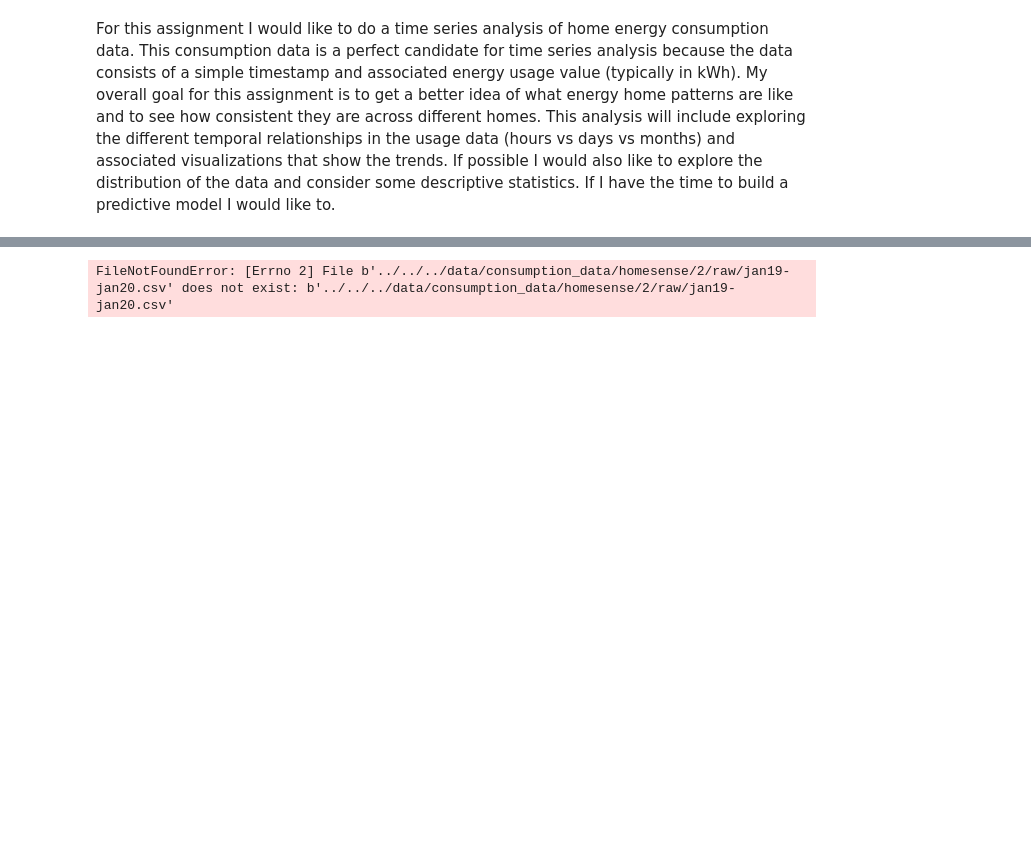
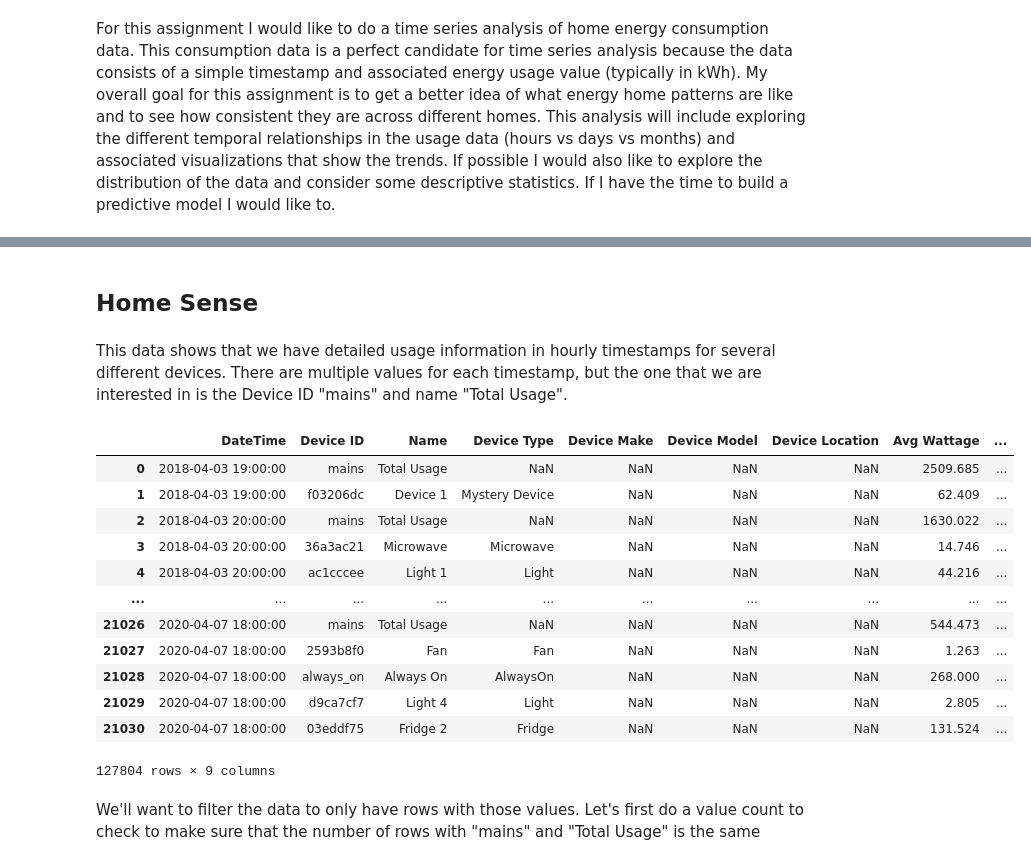
Before and after one commit to richard-timpson/solar-panel-output-prediction, a Jupyter notebook: code/DataWranglingProjects/TimeSeriesAnalysis/ModuleAssignment6.ipynb, the cells around one changed output, grey strips where cells are left out. Cells and saved outputs as stored; diff of their text form; code cells hidden in the pictures; blank space fills up the shorter version.

```diff
--- a/code/DataWranglingProjects/TimeSeriesAnalysis/ModuleAssignment6.ipynb
+++ b/code/DataWranglingProjects/TimeSeriesAnalysis/ModuleAssignment6.ipynb
@@ -15,16 +17,44 @@ DATA_DIR = '../../../data/consumption_data/'
+# %% [markdown]
+## Home Sense
 # %%
 import pandas as pd
 
-dfs = []
+def read_homesense(site_id):
+    dfs = []
 
-path1 = f'{DATA_DIR}homesense/1/raw/jan18-jan19.csv'
-path2 = f'{DATA_DIR}homesense/2/raw/jan19-jan20.csv'
-path3 = f'{DATA_DIR}homesense/3/raw/jan20-jan21.csv'
+    path1 = f'{DATA_DIR}/homesense/{site_id}/jan18-jan19.csv'
+    path2 = f'{DATA_DIR}/homesense/{site_id}/jan19-jan20.csv'
+    path3 = f'{DATA_DIR}/homesense/{site_id}/jan20-jan21.csv'
 
-paths = [path1, path2, path3]
-for path in paths:
-    df = pd.read_csv(path)
-    dfs.append(df)
-hs_1_df = pd.concat(dfs)
+    paths = [path1, path2, path3]
+    for path in paths:
+        # the first row of the csv file is not needed
+        df = pd.read_csv(path,skiprows=1)
+        dfs.append(df)
+    hs_df = pd.concat(dfs)
+    return hs_df
-# %% [output]
-FileNotFoundError: [Errno 2] File b'../../../data/consumption_data/homesense/2/raw/jan19-jan20.csv' does not exist: b'../../../data/consumption_data/homesense/2/raw/jan19-jan20.csv'
+# %%
+hs_dfs = {
+    1: read_homesense(1),
+    2: read_homesense(2),
+}
+# %% [markdown]
+This data shows that we have detailed usage information in hourly timestamps for several different devices. There are multiple values for each timestamp, but the one that we are interested in is the Device ID "mains" and name "Total Usage".
+# %%
+hs_dfs[1]
+# %% [output]
+|  | DateTime | Device ID | Name | Device Type | Device Make | Device Model | Device Location | Avg Wattage | ... |
+| 0 | 2018-04-03 19:00:00 | mains | Total Usage | NaN | NaN | NaN | NaN | 2509.685 | ... |
+| 1 | 2018-04-03 19:00:00 | f03206dc | Device 1 | Mystery Device | NaN | NaN | NaN | 62.409 | ... |
+| 2 | 2018-04-03 20:00:00 | mains | Total Usage | NaN | NaN | NaN | NaN | 1630.022 | ... |
+| 3 | 2018-04-03 20:00:00 | 36a3ac21 | Microwave | Microwave | NaN | NaN | NaN | 14.746 | ... |
+| 4 | 2018-04-03 20:00:00 | ac1cccee | Light 1 | Light | NaN | NaN | NaN | 44.216 | ... |
+| ... | ... | ... | ... | ... | ... | ... | ... | ... | ... |
+| 21026 | 2020-04-07 18:00:00 | mains | Total Usage | NaN | NaN | NaN | NaN | 544.473 | ... |
+| 21027 | 2020-04-07 18:00:00 | 2593b8f0 | Fan | Fan | NaN | NaN | NaN | 1.263 | ... |
+| 21028 | 2020-04-07 18:00:00 | always_on | Always On | AlwaysOn | NaN | NaN | NaN | 268.000 | ... |
+| 21029 | 2020-04-07 18:00:00 | d9ca7cf7 | Light 4 | Light | NaN | NaN | NaN | 2.805 | ... |
+| 21030 | 2020-04-07 18:00:00 | 03eddf75 | Fridge 2 | Fridge | NaN | NaN | NaN | 131.524 | ... |
+127804 rows × 9 columns
+# %% [markdown]
+We'll want to filter the data to only have rows with those values. Let's first do a value count to check to make sure that the number of rows with "mains" and "Total Usage" is the same
```
Also changed, not shown: parts of 71 cells of this notebook.
